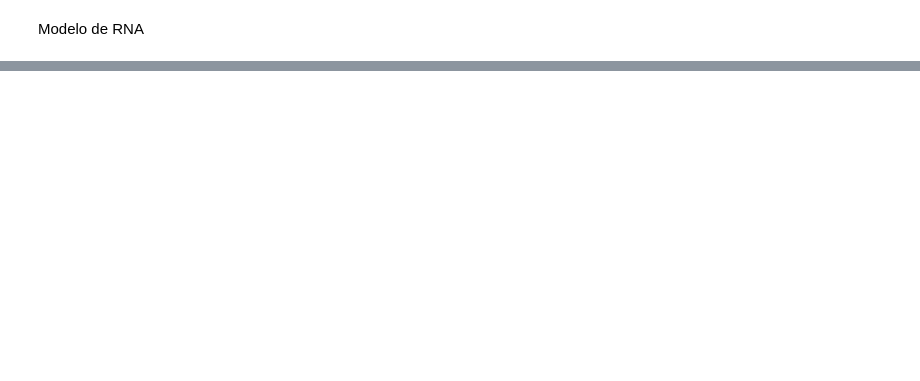
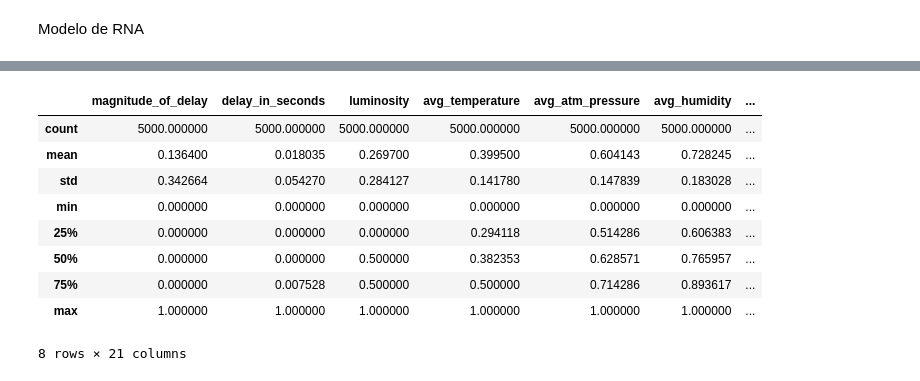
Before and after one commit to CatarinaOG/Projeto-DAA, a Jupyter notebook: RNA.ipynb, the cells around one changed output, grey strips where cells are left out. Drawn from its saved outputs; the diff is of its cells as text; code cells hidden in the pictures; blank space fills up the shorter version.

```diff
--- a/RNA.ipynb
+++ b/RNA.ipynb
@@ -383,0 +383,21 @@ RANDOM_SEED = 2021
+# %%
+scaler_X = MinMaxScaler(feature_range=(0,1)).fit(X)
+scaler_Y = MinMaxScaler(feature_range=(0,1)).fit(y)
+X_scaled = pd.DataFrame(scaler_X.transform(X[X.columns]), columns=X.columns)
+y_scaled = pd.DataFrame(scaler_Y.transform(y[y.columns]), columns=y.columns)
+
+scaler_test_X = MinMaxScaler(feature_range=(0,1)).fit(X_test)
+X_scaled_test = pd.DataFrame(scaler_test_X.transform(X_test[X_test.columns]), columns=X_test.columns)
+# %%
+X_scaled.describe()
+# %% [output]
+|  | magnitude_of_delay | delay_in_seconds | luminosity | avg_temperature | avg_atm_pressure | avg_humidity | ... |
+| count | 5000.000000 | 5000.000000 | 5000.000000 | 5000.000000 | 5000.000000 | 5000.000000 | ... |
+| mean | 0.136400 | 0.018035 | 0.269700 | 0.399500 | 0.604143 | 0.728245 | ... |
+| std | 0.342664 | 0.054270 | 0.284127 | 0.141780 | 0.147839 | 0.183028 | ... |
+| min | 0.000000 | 0.000000 | 0.000000 | 0.000000 | 0.000000 | 0.000000 | ... |
+| 25% | 0.000000 | 0.000000 | 0.000000 | 0.294118 | 0.514286 | 0.606383 | ... |
+| 50% | 0.000000 | 0.000000 | 0.500000 | 0.382353 | 0.628571 | 0.765957 | ... |
+| 75% | 0.000000 | 0.007528 | 0.500000 | 0.500000 | 0.714286 | 0.893617 | ... |
+| max | 1.000000 | 1.000000 | 1.000000 | 1.000000 | 1.000000 | 1.000000 | ... |
+8 rows × 21 columns
```
Also changed, not shown: parts of 15 cells of this notebook.
